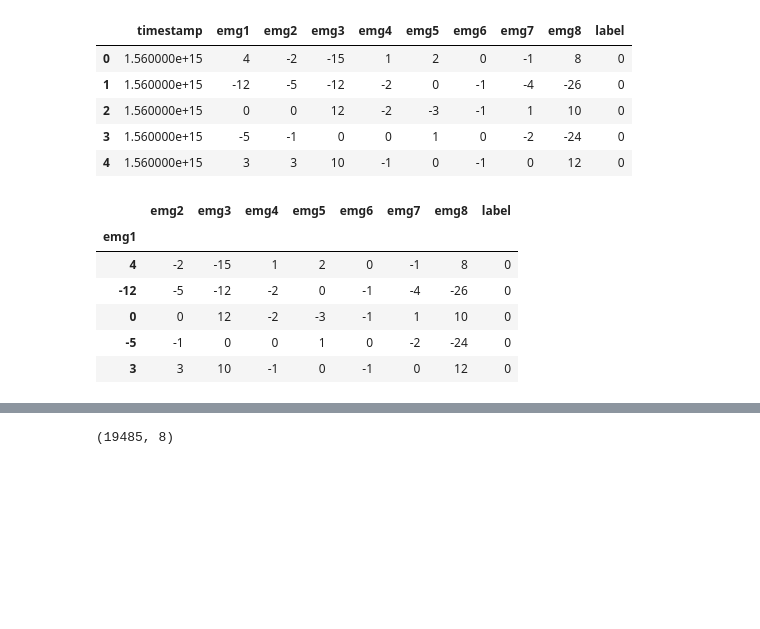
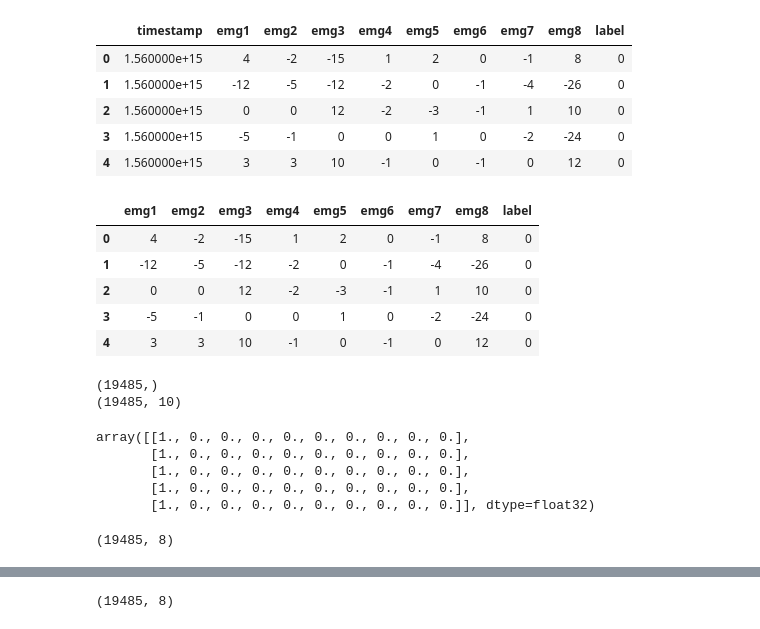
Before and after one commit to MohammedQaraad/DeepleerningTF, a Jupyter notebook: Razanempsignalclassification.ipynb, the cells around one changed output, grey strips where cells are left out. Drawn from its saved outputs; the diff is of its cells as text; code cells hidden in the pictures; blank space fills up the shorter version.

```diff
--- a/Razanempsignalclassification.ipynb
+++ b/Razanempsignalclassification.ipynb
@@ -24,6 +26,6 @@ Saving Book1.csv to Book1 (1).csv
 # %%
 import io
-data = pd.read_csv(io.BytesIO(uploaded['Book1.csv']))
+data = pd.read_csv(io.BytesIO(uploaded['Adata.csv']))
 # Dataset is now stored in a Pandas Dataframe
 # %%
 data.shape
@@ -35,17 +37,32 @@ data.head()
 | 2 | 1.560000e+15 | 0 | 0 | 12 | -2 | -3 | -1 | 1 | 10 | 0 |
 | 3 | 1.560000e+15 | -5 | -1 | 0 | 0 | 1 | 0 | -2 | -24 | 0 |
 | 4 | 1.560000e+15 | 3 | 3 | 10 | -1 | 0 | -1 | 0 | 12 | 0 |
-# %%
-mydata= data.drop(columns="timestamp") #remove timestamp column
-data = mydata.set_index('emg1', inplace=True)
+# %%
+data = data.drop('timestamp',1)
 # %%
-mydata.shape ,
-mydata.head()
+data.shape ,
+data.head()
 # %% [output]
-|  | emg2 | emg3 | emg4 | emg5 | emg6 | emg7 | emg8 | label |
-| emg1 |  |  |  |  |  |  |  |  |
-| 4 | -2 | -15 | 1 | 2 | 0 | -1 | 8 | 0 |
-| -12 | -5 | -12 | -2 | 0 | -1 | -4 | -26 | 0 |
-| 0 | 0 | 12 | -2 | -3 | -1 | 1 | 10 | 0 |
-| -5 | -1 | 0 | 0 | 1 | 0 | -2 | -24 | 0 |
-| 3 | 3 | 10 | -1 | 0 | -1 | 0 | 12 | 0 |
+|  | emg1 | emg2 | emg3 | emg4 | emg5 | emg6 | emg7 | emg8 | label |
+| 0 | 4 | -2 | -15 | 1 | 2 | 0 | -1 | 8 | 0 |
+| 1 | -12 | -5 | -12 | -2 | 0 | -1 | -4 | -26 | 0 |
+| 2 | 0 | 0 | 12 | -2 | -3 | -1 | 1 | 10 | 0 |
+| 3 | -5 | -1 | 0 | 0 | 1 | 0 | -2 | -24 | 0 |
+| 4 | 3 | 3 | 10 | -1 | 0 | -1 | 0 | 12 | 0 |
+# %%
+y = data['label'].values
+
+print(y.shape)
+#one hot encoder
+y =to_categorical(y)
+print(y.shape)
+#one shot data
+y[:5]
+# %% [output]
+(19485,)
+(19485, 10)
+array([[1., 0., 0., 0., 0., 0., 0., 0., 0., 0.],
+       [1., 0., 0., 0., 0., 0., 0., 0., 0., 0.],
+       [1., 0., 0., 0., 0., 0., 0., 0., 0., 0.],
+       [1., 0., 0., 0., 0., 0., 0., 0., 0., 0.],
+       [1., 0., 0., 0., 0., 0., 0., 0., 0., 0.]], dtype=float32)
@@ -51,0 +71,4 @@ mydata.head()
+# %%
+data.shape
+# %% [output]
+(19485, 8)
```
Also changed, not shown: parts of 14 cells of this notebook.
